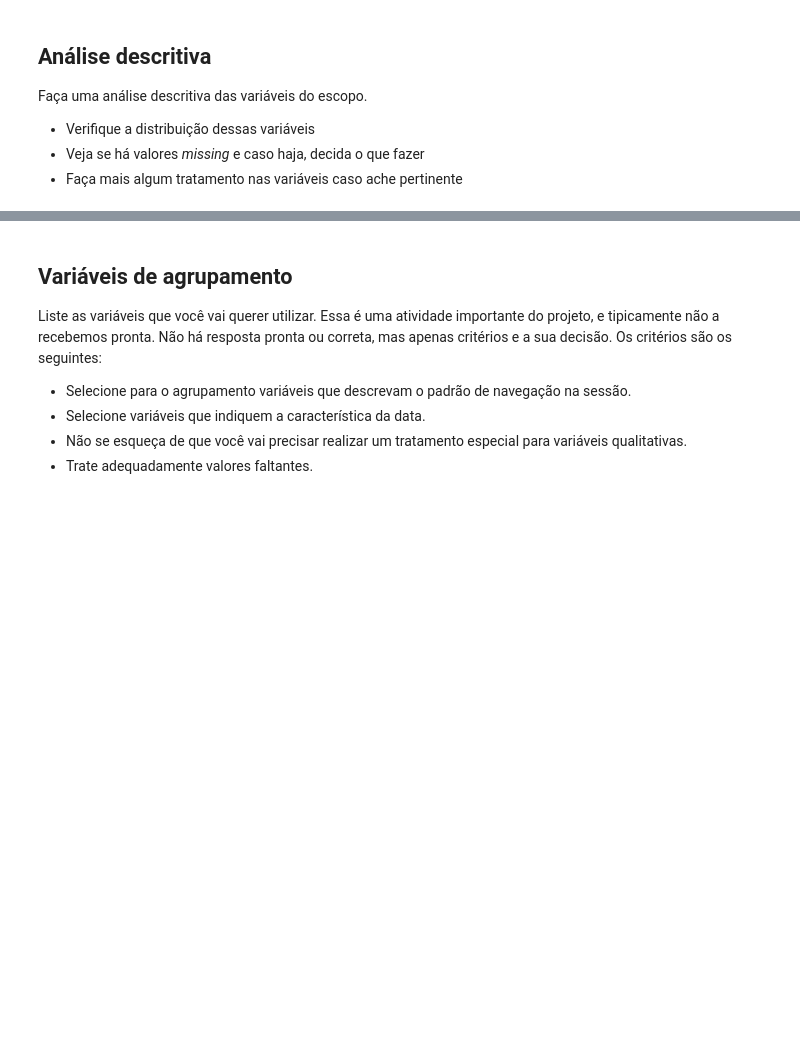
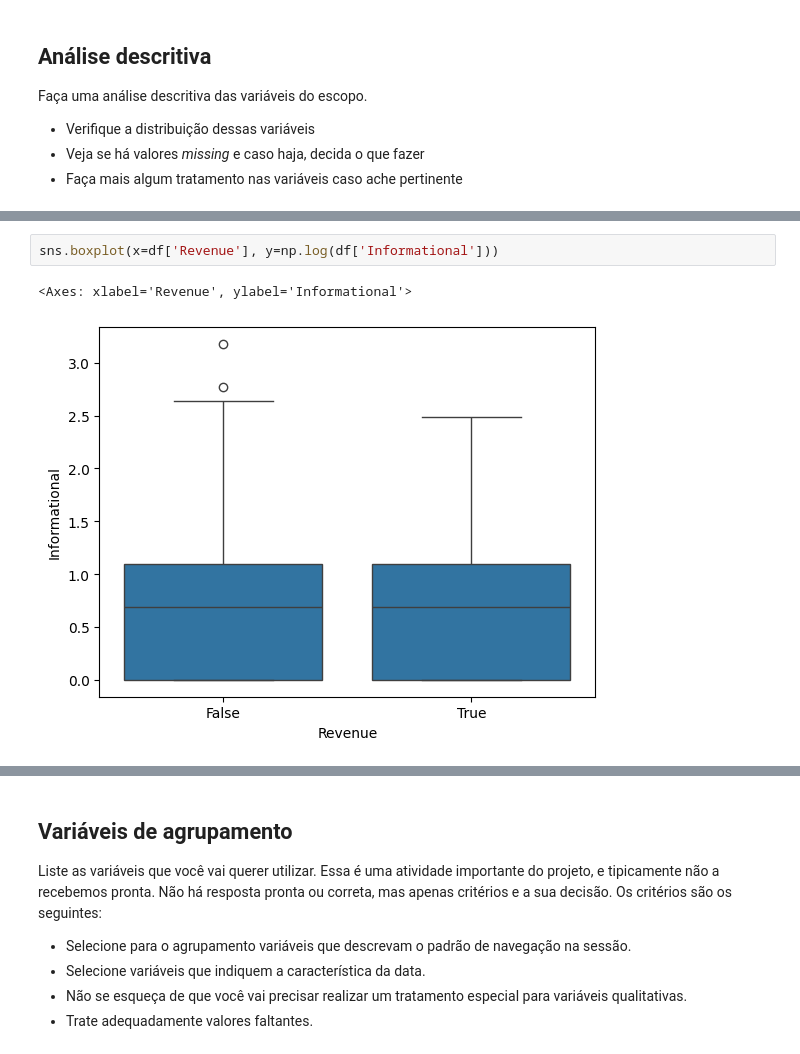
Before and after one commit to PedroHang/Agglomerative-Clustering, a Jupyter notebook: mod30_tarefa02.ipynb, the cells around one changed output, grey strips where cells are left out. Cells and saved outputs as stored; diff of their text form; blank space fills up the shorter version.

```diff
--- a/mod30_tarefa02.ipynb
+++ b/mod30_tarefa02.ipynb
@@ -66,0 +110,5 @@ df.describe
+# %%
+sns.boxplot(x=df['Revenue'], y=np.log(df['Informational']))
+# %% [output]
+<Axes: xlabel='Revenue', ylabel='Informational'>
+[figure, added]
```
Also changed, not shown: parts of 24 cells of this notebook, 1 other file.
